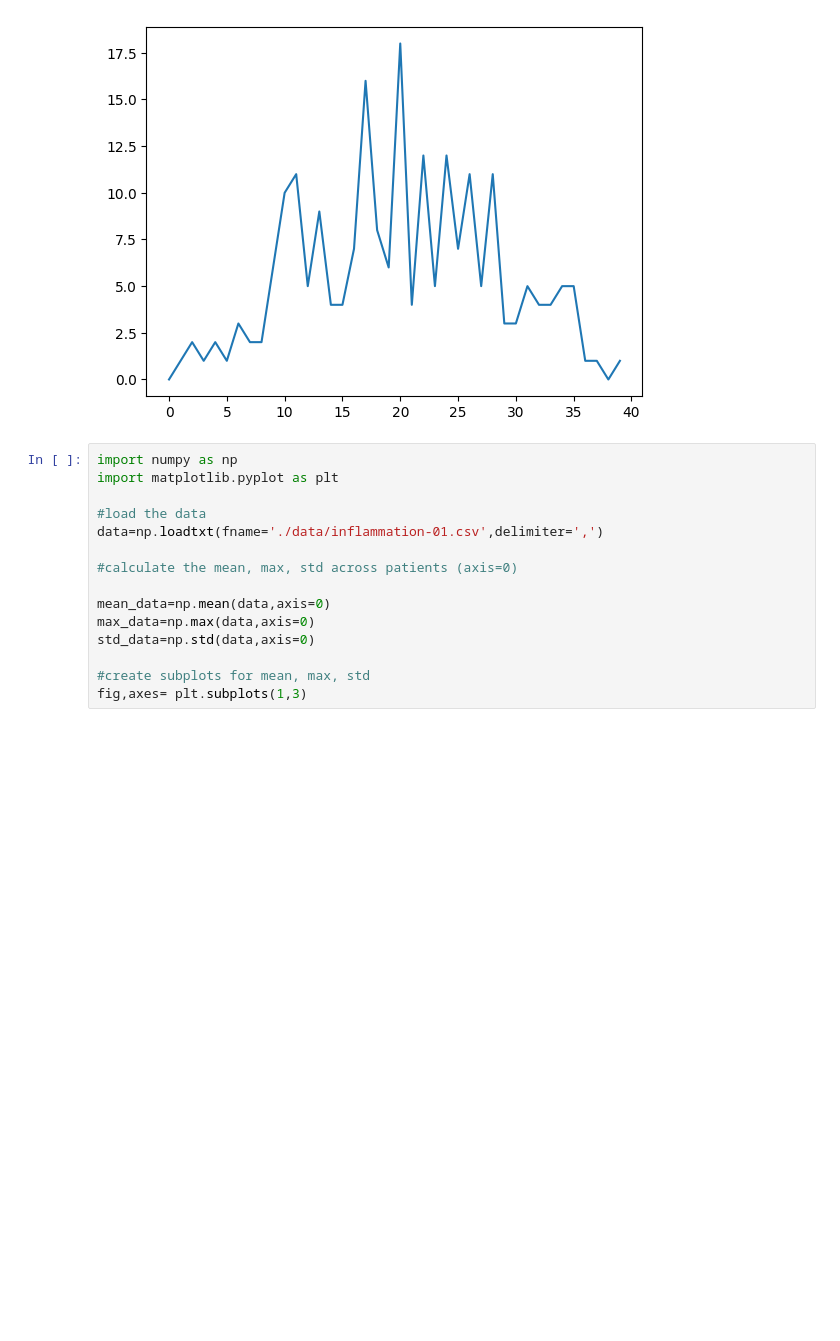
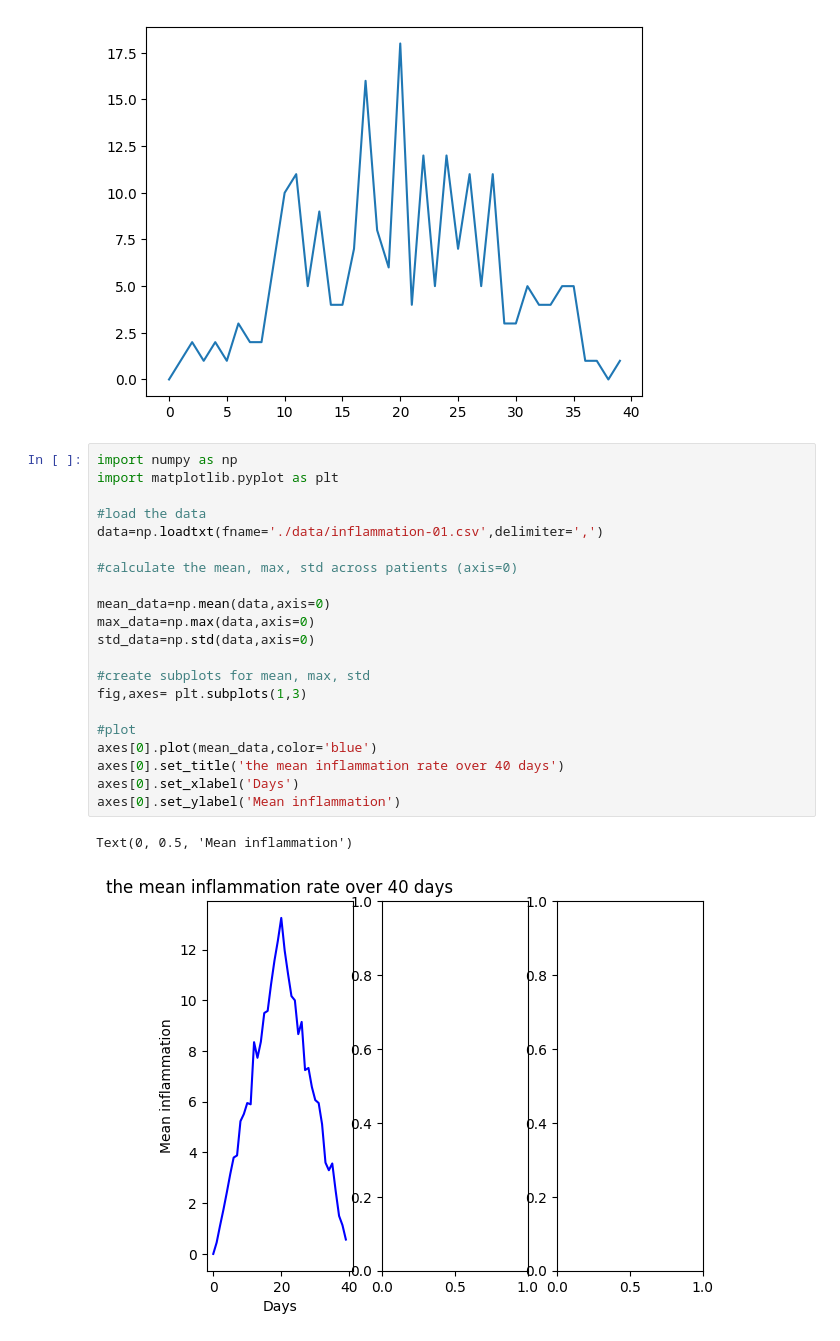
Before and after one commit to Azinkarimzad/phthon_SWC_24, a Jupyter notebook: day_1.ipynb, the cells around one changed output. Saved outputs shown, nothing was run; the diff lists cells and outputs as text; blank space fills up the shorter version.

```diff
--- a/day_1.ipynb
+++ b/day_1.ipynb
@@ -361,15 +361,24 @@ plt.plot(data_second_patient)
 # %%
 import numpy as np
 import matplotlib.pyplot as plt
 
 #load the data
 data=np.loadtxt(fname='./data/inflammation-01.csv',delimiter=',')
 
 #calculate the mean, max, std across patients (axis=0)
 
 mean_data=np.mean(data,axis=0)
 max_data=np.max(data,axis=0)
 std_data=np.std(data,axis=0)
 
 #create subplots for mean, max, std
 fig,axes= plt.subplots(1,3)
+
+#plot
+axes[0].plot(mean_data,color='blue')
+axes[0].set_title('the mean inflammation rate over 40 days')
+axes[0].set_xlabel('Days')
+axes[0].set_ylabel('Mean inflammation')
+# %% [output]
+Text(0, 0.5, 'Mean inflammation')
+[figure, added]
```
